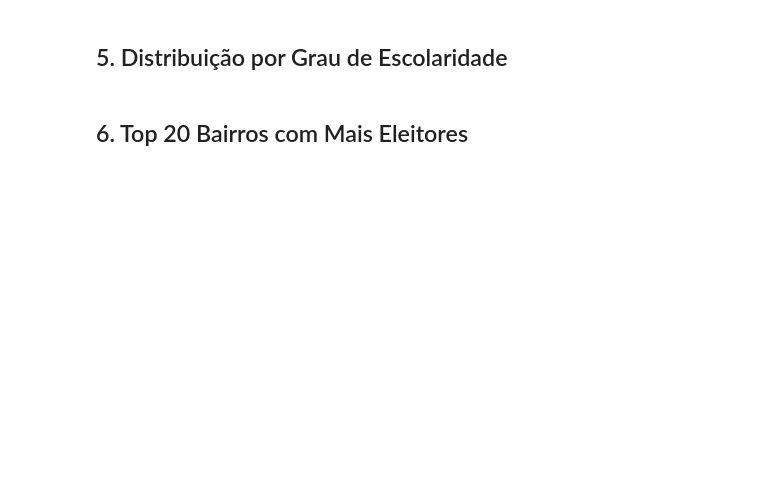
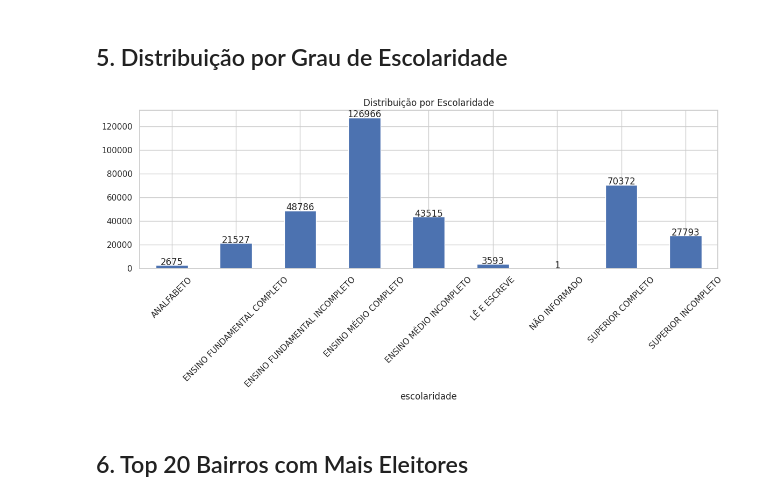
Before and after one commit to JohnDiognes/analise-perfil-eleitor-vila-velha, a Jupyter notebook: notebooks/02_analise_exploratoria (1).ipynb, the cells around one changed output. Drawn from its saved outputs; the diff is of its cells as text; code cells hidden in the pictures; blank space fills up the shorter version.

```diff
--- a/notebooks/02_analise_exploratoria (1).ipynb
+++ b/notebooks/02_analise_exploratoria (1).ipynb
@@ -52,12 +140,20 @@ plt.show()
 # %%
 
 plt.figure()
-df['DS_GRAU_ESCOLARIDADE'].value_counts().plot(kind='bar')
+# Agrupar por escolaridade e somar quant_eleitores
+ax = df_vv.groupby('escolaridade')['quant_eleitores'].sum().plot(kind='bar')
 plt.title("Distribuição por Escolaridade")
 plt.xticks(rotation=45)
 plt.tight_layout()
+
+# Adicionar os valores exatos em cada barra, centralizados
+for p in ax.patches:
+    ax.annotate(str(int(p.get_height())), (p.get_x() + p.get_width() / 2, p.get_height() * 1.005), ha='center')
+
 plt.savefig("docs/escolaridade.png")
 plt.show()
+# %% [output]
+[figure, added]
 # %% [markdown]
 ## 6. Top 20 Bairros com Mais Eleitores
 # %%
```
Also changed, not shown: parts of 23 cells of this notebook.
